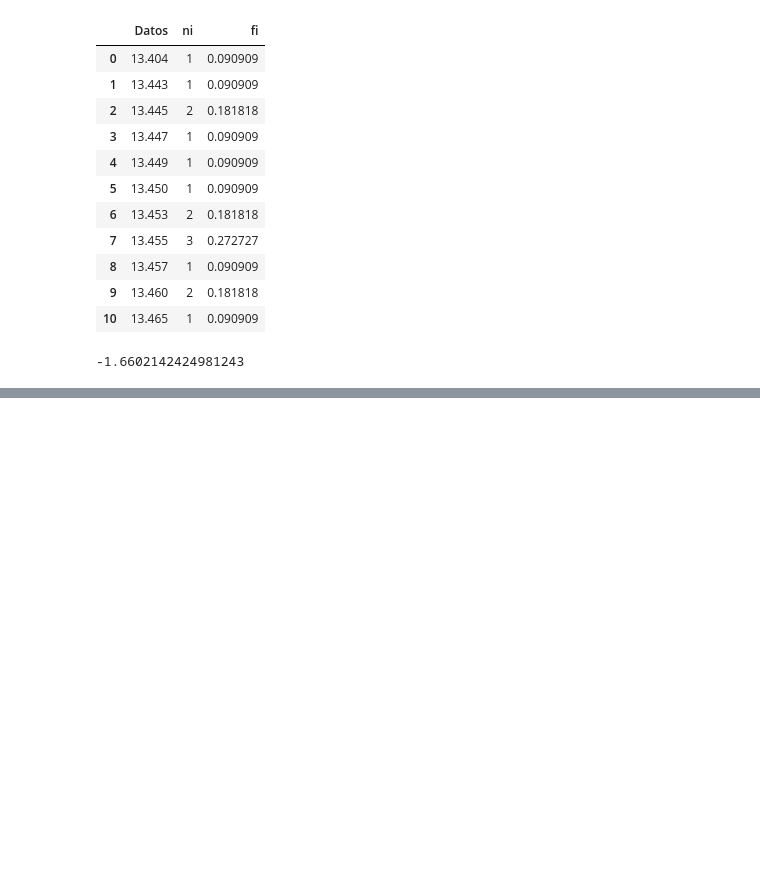
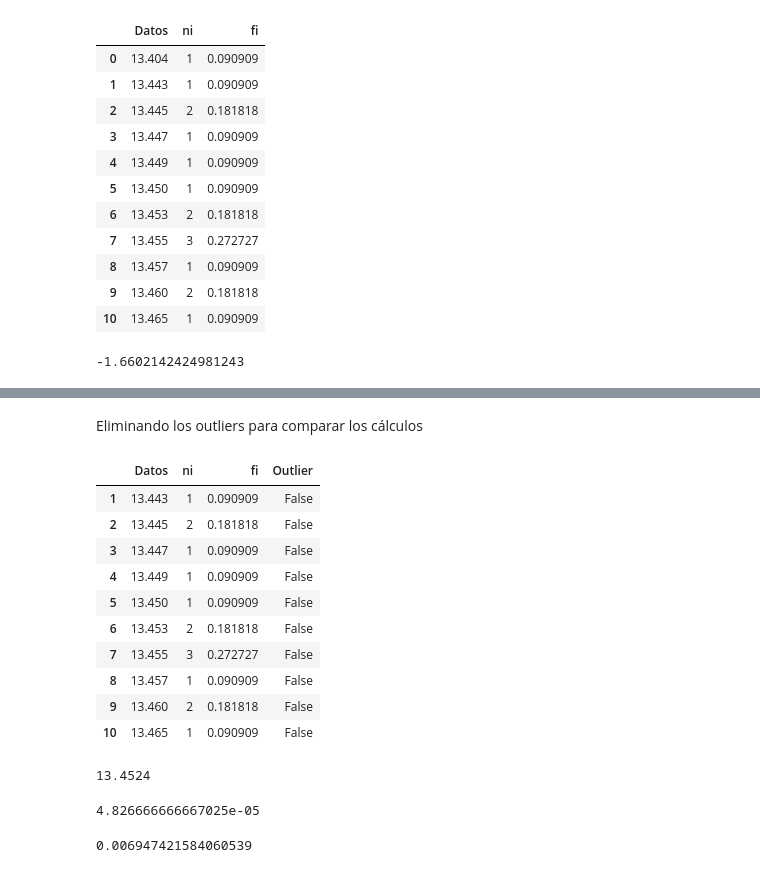
Before and after one commit to DiegoAlejandroLozano/Estadistica_Descriptiva, a Jupyter notebook: Estadistico_de_forma.ipynb, the cells around one changed output, grey strips where cells are left out. Cells and saved outputs as stored; diff of their text form; code cells hidden in the pictures; blank space fills up the shorter version.

```diff
--- a/Estadistico_de_forma.ipynb
+++ b/Estadistico_de_forma.ipynb
@@ -75,0 +128,32 @@ plt.show()
+# %% [markdown]
+Eliminando los outliers para comparar los cálculos
+# %%
+sin_outliers1_df = tabla1_df.drop(tabla1_df[tabla1_df.Outlier].index)
+sin_outliers1_df
+# %% [output]
+|  | Datos | ni | fi | Outlier |
+| 1 | 13.443 | 1 | 0.090909 | False |
+| 2 | 13.445 | 2 | 0.181818 | False |
+| 3 | 13.447 | 1 | 0.090909 | False |
+| 4 | 13.449 | 1 | 0.090909 | False |
+| 5 | 13.450 | 1 | 0.090909 | False |
+| 6 | 13.453 | 2 | 0.181818 | False |
+| 7 | 13.455 | 3 | 0.272727 | False |
+| 8 | 13.457 | 1 | 0.090909 | False |
+| 9 | 13.460 | 2 | 0.181818 | False |
+| 10 | 13.465 | 1 | 0.090909 | False |
+# %%
+#Cálculo de la media
+sin_outliers1_df.Datos.mean()
+# %% [output]
+13.4524
+# %%
+#Cálculo de la varianza
+sin_outliers1_df.Datos.var()
+# %% [output]
+4.826666666667025e-05
+# %%
+#Cálculo de la desviación típica
+sin_outliers1_df.Datos.std()
+# %% [output]
+0.006947421584060539
```
Also changed, not shown: parts of 13 cells of this notebook.
